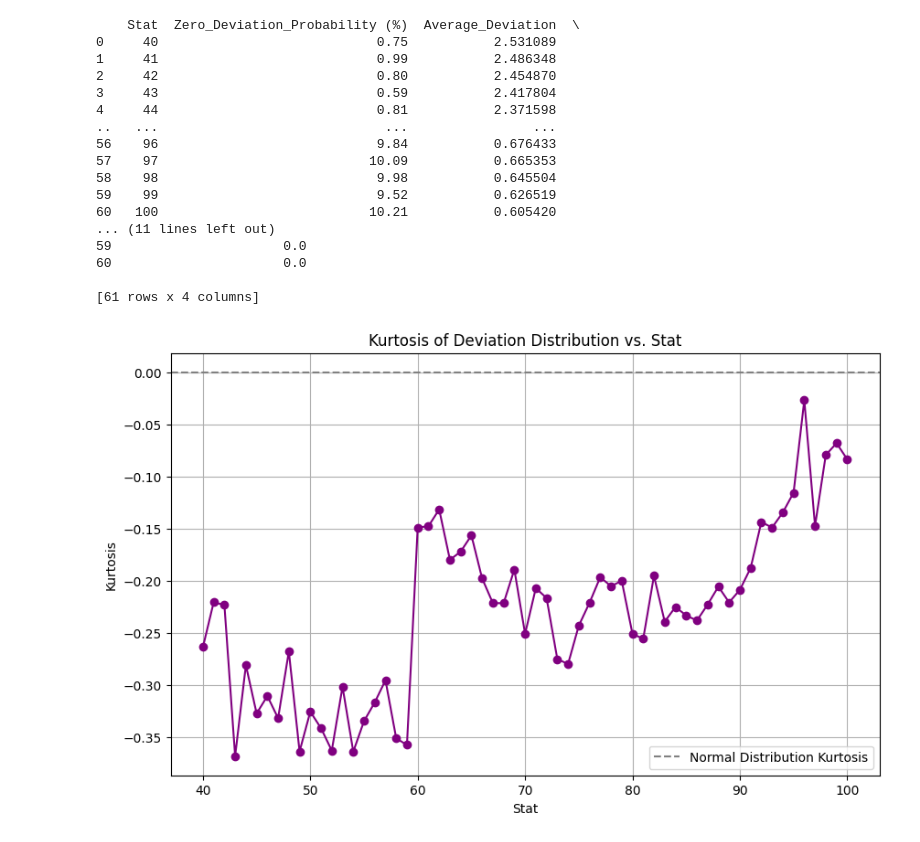
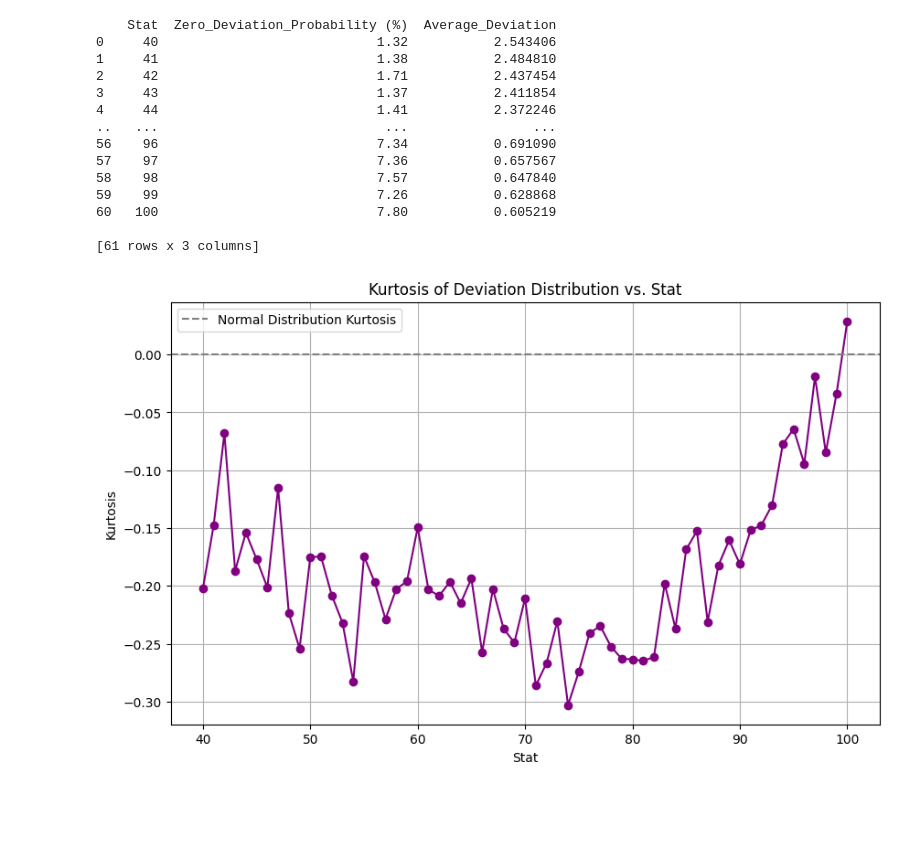
Before and after one commit to rato42/Rato-s-Explosive-Overhaul-2.0, a Jupyter notebook: DeviationTests.ipynb, the cells around one changed output. Saved outputs shown, nothing was run; the diff lists cells and outputs as text; code cells hidden in the pictures; blank space fills up the shorter version.

```diff
--- a/DeviationTests.ipynb
+++ b/DeviationTests.ipynb
@@ -7,46 +7,24 @@ import numpy as np
 import math
 
 
-perfect_throw_threshold = 0.20
+perfect_throw_threshold = 0.00
 def_min_dev = 0#0.75
 zero_min_dev_diff = 50
 roll_zero_deviation_base = 5
 num_dice = 2
 potent = 2
-roll_zero_deviation = 6
-stat_to_roll_zero_factor = 17
-min_stat_to_rollzero = 60
+roll_zero_deviation = 0
+stat_to_roll_zero_factor = 20
+min_stat_to_rollzero = 0 #### Maybe remove this
 
 magnitude_effect = 100
-lesser_mag_effect = 100
-lesser_diff_factor = 1 ## 1
-lesser_potent = 2 ## 2
-lesser_mul_mod = 1 ## 2
 
-def customlog(x, base):
-	return math.log(x) / math.log(base)
-def sigmoid(x):
-    return 1 / (1 + np.exp(-x))
-
-def custom_compressed_sigmoid(diff, magnitude_effect, k=1):
-    #if diff <= 0:
-    #    return 999
-    # Apply logarithmic scaling to compress high differences
-    scaled_diff = diff#np.log1p(diff)  # log1p ensures log(1 + diff), avoiding log(0)
-
-    # Apply sigmoid with a scaling factor
-    return 1 / (1 + np.exp(-k * (magnitude_effect - scaled_diff) / magnitude_effect))
 
 def calculate_deviation(stat, unit_random_func, is_grenade, base_gr_rotation_factor, base_launcher_rotation_factor):
     roll = unit_random_func(100, num_dice) + 1  # Random roll between 1 and 100
     diff = stat - roll
 
-
     min_deviation = 0 if diff >= zero_min_dev_diff else def_min_dev
-    lesser_deviation = 0
-    rotation_factor = base_gr_rotation_factor if is_grenade else base_launcher_rotation_factor
-    length_factor = 0.088
-    test = 0
 
    #if roll <= roll_zero_deviation:
     stat_to_PF = (stat/100.00) * stat_to_roll_zero_factor if stat >= min_stat_to_rollzero else 0
@@ -55,13 +33,13 @@ def calculate_deviation(stat, unit_random_func, is_grenade, base_gr_rotation_fac
         deviation = 0
     else:
         deviation = max(min_deviation, (((magnitude_effect - diff) ** potent) / (magnitude_effect ** potent) ) )* 2
-        #lesser_deviation = custom_compressed_sigmoid(diff, magnitude_effect, 0.1)
 
 
 
-    #deviation = 0 if ((deviation)) <= deviation else deviation
 
-    data = {"roll": roll, "lesser_deviation": lesser_deviation}
+    deviation = 0 if ((deviation)) <= perfect_throw_threshold else deviation
+
+    data = {"roll": roll}
 
     return deviation, data
 
@@ -101,33 +79,30 @@ detailed_results = []
 
 for stat in stat_values:
     deviations = []
-    lesser_deviations = []
     rolls = []
 
     for _ in range(num_simulations):
         deviation, data = calculate_deviation(stat, unit_random_func, is_grenade, base_gr_rotation_factor, base_launcher_rotation_factor)
         deviations.append(deviation)
         rolls.append(data['roll'])
-        lesser_deviations.append(data["lesser_deviation"])
+
 
         detailed_results.append({
             'Stat': stat,
             'Roll': data['roll'],
             'Deviation': deviation,
-            'Lesser Deviation': data['lesser_deviation']
         })
 
     zero_deviation_count = deviations.count(0)
     zero_deviation_prob = zero_deviation_count / num_simulations * 100
     avg_deviation = sum(deviations) / num_simulations
-    avg_lesser_deviation = sum(lesser_deviations) / num_simulations
+
 
     # Store results
     results.append({
         'Stat': stat,
         'Zero_Deviation_Probability (%)': zero_deviation_prob,
         'Average_Deviation': avg_deviation,
-        'Average_Leser_Deviation': avg_lesser_deviation,
     })
 
 
@@ -171,8 +146,8 @@ for i, stat in enumerate(custom_stat_values):
     hist, bin_edges = np.histogram(deviations, bins=bins, density=True)
     bin_centers = (bin_edges[:-1] + bin_edges[1:]) / 2
 
-    # Shift each stat's bars to the right by an offset to prevent overlap
-    offset = i * (bar_width * 0)  # You can adjust the multiplier to control spacing
+
+    #offset = i * (bar_width * 0)  # You can adjust the multiplier to control spacing
 
     ##plt.bar(bin_centers + offset, hist, width=bar_width, label=f'Stat {stat}', alpha=0.7)
     plt.plot(bin_centers, hist, marker='o', linestyle='-', label=f'Stat {stat}', alpha=0.7)
@@ -202,46 +177,43 @@ plt.ylabel('Zero Deviation Probability (%)')
 plt.subplot(1, 2, 2)
 plt.plot(results_df['Stat'], results_df['Average_Deviation'], marker='o', color='green')
 plt.title('Average Deviation vs. Stat')
 plt.xlabel('Stat')
 plt.ylabel('Average Deviation')
 
 plt.tight_layout()
 plt.show()
 ############################################################
 
 stats_avg_results = []
 avg_results_step = 10
 for stat_value in range(first_step, last_step, avg_results_step):
 	stat_DF = results_df[results_df["Stat"] == stat_value]
 
 	if not stat_DF.empty:
 		# Pega o primeiro registro da linha correspondente
 		result_dict = {col_name: col_data.values[0] for col_name, col_data in stat_DF.items()}
 
 		stats_avg_results.append(result_dict)
 
 
 
 
 
 stats_avg_resultsDF = pd.DataFrame(stats_avg_results)
 stats_avg_resultsDF
 # %% [output]
-    Stat  Zero_Deviation_Probability (%)  Average_Deviation  \
-0     40                            0.75           2.531089
-1     41                            0.99           2.486348
-2     42                            0.80           2.454870
-3     43                            0.59           2.417804
-4     44                            0.81           2.371598
+    Stat  Zero_Deviation_Probability (%)  Average_Deviation
+0     40                            1.32           2.543406
+1     41                            1.38           2.484810
+2     42                            1.71           2.437454
+3     43                            1.37           2.411854
+4     44                            1.41           2.372246
 ..   ...                             ...                ...
-56    96                            9.84           0.676433
-57    97                           10.09           0.665353
-58    98                            9.98           0.645504
-59    99                            9.52           0.626519
-60   100                           10.21           0.605420
-... (11 lines left out)
-59                      0.0
-60                      0.0
+56    96                            7.34           0.691090
+57    97                            7.36           0.657567
+58    98                            7.57           0.647840
+59    99                            7.26           0.628868
+60   100                            7.80           0.605219
 
-[61 rows x 4 columns]
+[61 rows x 3 columns]
-[figure, old version]
+[figure, new version]
```
Also changed, not shown: parts of 2 cells of this notebook, 4 other files.
